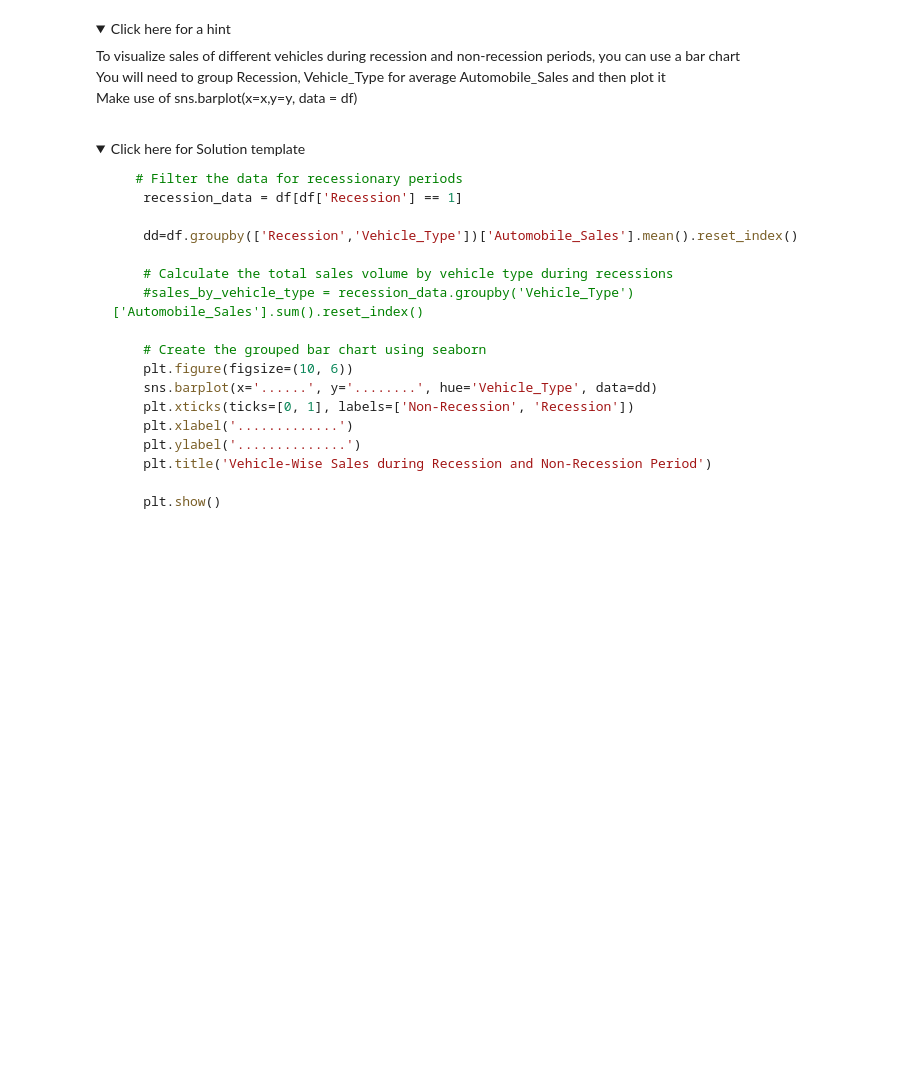
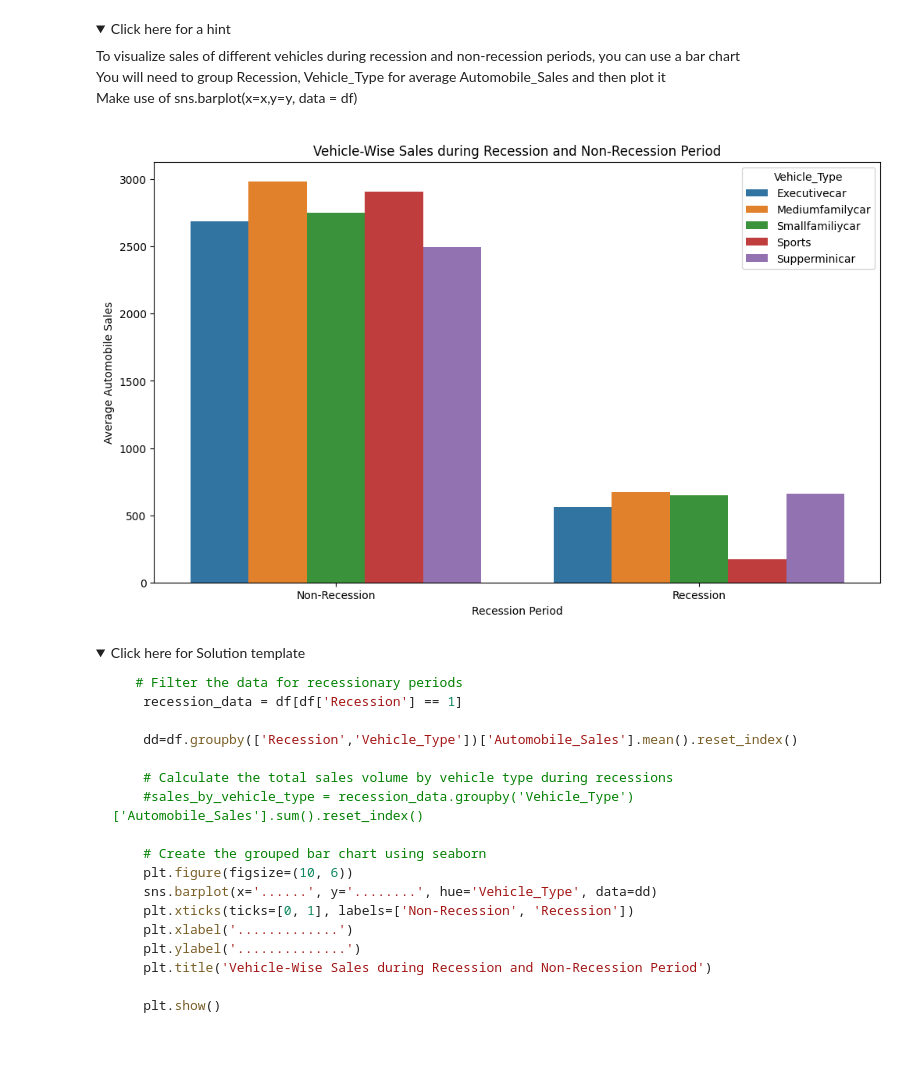
Before and after one commit to Albertosogasol/IBM_DataScience, a Jupyter notebook: T8M5_Assignment/Part1/DV0101EN-Final-Assign-Part1.ipynb, the cells around one changed output. Cells and saved outputs as stored; diff of their text form; code cells hidden in the pictures; folded sections open; blank space fills up the shorter version.

```diff
--- a/T8M5_Assignment/Part1/DV0101EN-Final-Assign-Part1.ipynb
+++ b/T8M5_Assignment/Part1/DV0101EN-Final-Assign-Part1.ipynb
@@ -449,6 +449,24 @@ plt.show()
         <br> You will need to group Recession, Vehicle_Type for average Automobile_Sales and then plot it<br>
     Make use of sns.barplot(x=x,y=y, data = df)</p>
 </details>
+# %%
+# Agrupar los datos por Recession y Vehicle_Type, calculando la media de las ventas
+dd = df.groupby(['Recession', 'Vehicle_Type'])['Automobile_Sales'].mean().reset_index()
+
+# Crear el gráfico de barras agrupadas usando seaborn
+plt.figure(figsize=(12, 7))
+sns.barplot(x='Recession', y='Automobile_Sales', hue='Vehicle_Type', data=dd)
+
+# Configurar las etiquetas y título
+plt.xticks(ticks=[0, 1], labels=['Non-Recession', 'Recession'])
+plt.xlabel('Recession Period')
+plt.ylabel('Average Automobile Sales')
+plt.title('Vehicle-Wise Sales during Recession and Non-Recession Period')
+
+# Mostrar el gráfico
+plt.show()
+# %% [output]
+[figure, added]
 # %% [markdown]
 <details>
 <summary>Click here for Solution template</summary>
```
Also changed, not shown: 1 other file.
